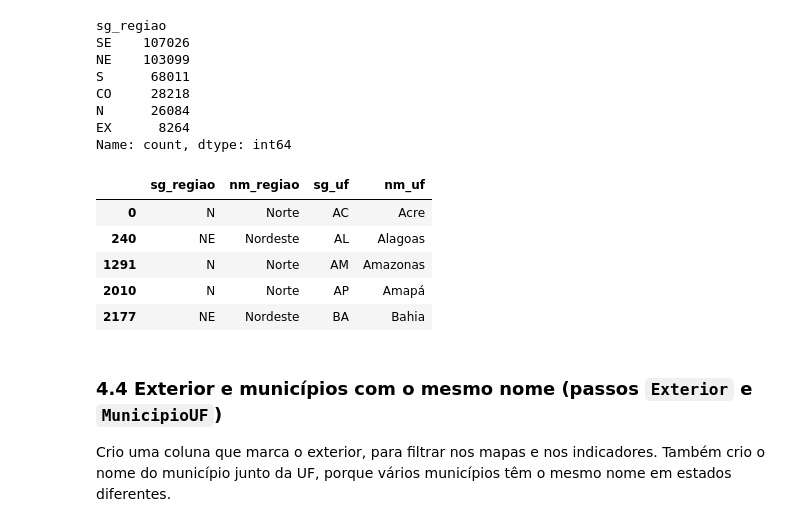
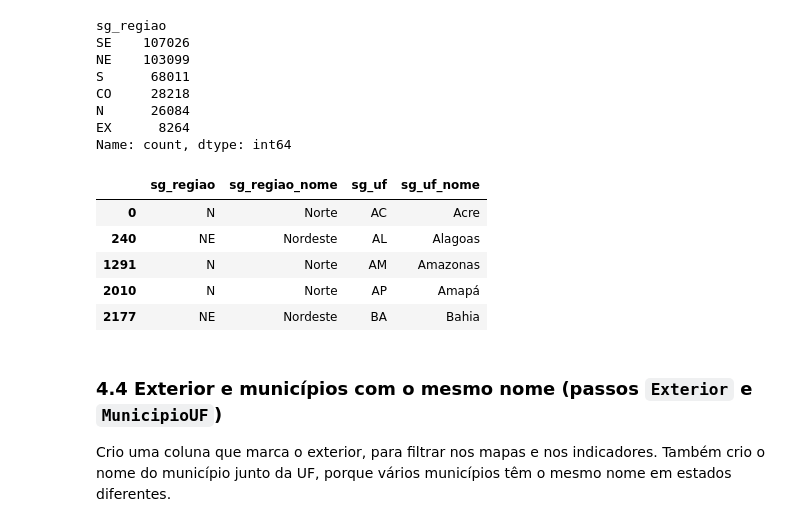
Before and after one commit to fernandofigueiredo-data/eleicoes-presidenciais-br, a Jupyter notebook: notebooks/limpeza_dados.ipynb, the cells around one changed output. Drawn from its saved outputs; the diff is of its cells as text; code cells hidden in the pictures.

```diff
--- a/notebooks/limpeza_dados.ipynb
+++ b/notebooks/limpeza_dados.ipynb
@@ -216,24 +216,24 @@ Name: count, dtype: int64
 # %%
 # Criando coluna com o nome da região
 nomes_regioes = {
     'N': 'Norte', 'NE': 'Nordeste', 'SE': 'Sudeste', 'S': 'Sul', 'CO': 'Centro-Oeste', 'EX': 'Exterior',
 }
-df_eleicoes['nm_regiao'] = df_eleicoes['sg_regiao'].map(nomes_regioes)
+df_eleicoes['sg_regiao_nome'] = df_eleicoes['sg_regiao'].map(nomes_regioes)
 
 # Criando coluna com o nome do estado
 nomes_ufs = {
     'AC': 'Acre', 'AL': 'Alagoas', 'AP': 'Amapá', 'AM': 'Amazonas', 'BA': 'Bahia', 'CE': 'Ceará',
     'DF': 'Distrito Federal', 'ES': 'Espírito Santo', 'GO': 'Goiás', 'MA': 'Maranhão',
     'MT': 'Mato Grosso', 'MS': 'Mato Grosso do Sul', 'MG': 'Minas Gerais', 'PA': 'Pará',
     'PB': 'Paraíba', 'PR': 'Paraná', 'PE': 'Pernambuco', 'PI': 'Piauí', 'RJ': 'Rio de Janeiro',
     'RN': 'Rio Grande do Norte', 'RS': 'Rio Grande do Sul', 'RO': 'Rondônia', 'RR': 'Roraima',
     'SC': 'Santa Catarina', 'SP': 'São Paulo', 'SE': 'Sergipe', 'TO': 'Tocantins', 'ZZ': 'Exterior',
 }
-df_eleicoes['nm_uf'] = df_eleicoes['sg_uf'].map(nomes_ufs)
+df_eleicoes['sg_uf_nome'] = df_eleicoes['sg_uf'].map(nomes_ufs)
 
-df_eleicoes[['sg_regiao', 'nm_regiao', 'sg_uf', 'nm_uf']].drop_duplicates().head()
+df_eleicoes[['sg_regiao', 'sg_regiao_nome', 'sg_uf', 'sg_uf_nome']].drop_duplicates().head()
 # %% [output]
-|  | sg_regiao | nm_regiao | sg_uf | nm_uf |
+|  | sg_regiao | sg_regiao_nome | sg_uf | sg_uf_nome |
 | 0 | N | Norte | AC | Acre |
 | 240 | NE | Nordeste | AL | Alagoas |
 | 1291 | N | Norte | AM | Amazonas |
```
Also changed, not shown: parts of 5 cells of this notebook, 2 other files.
